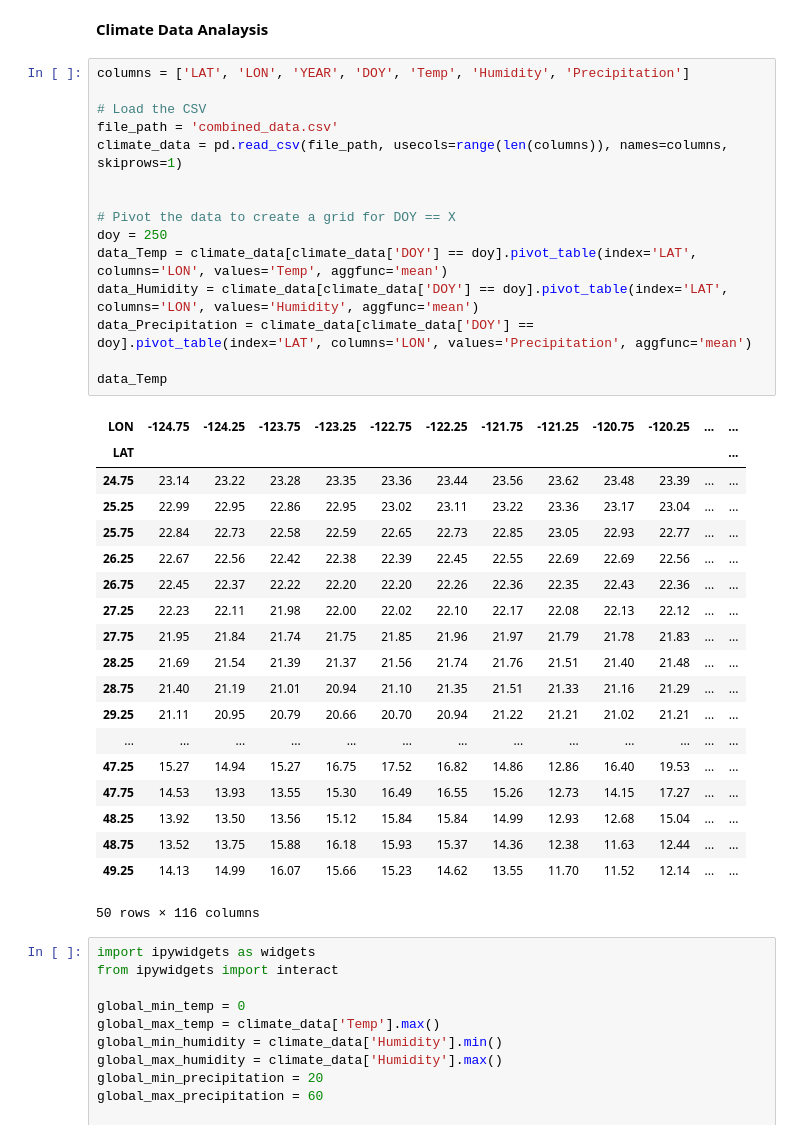
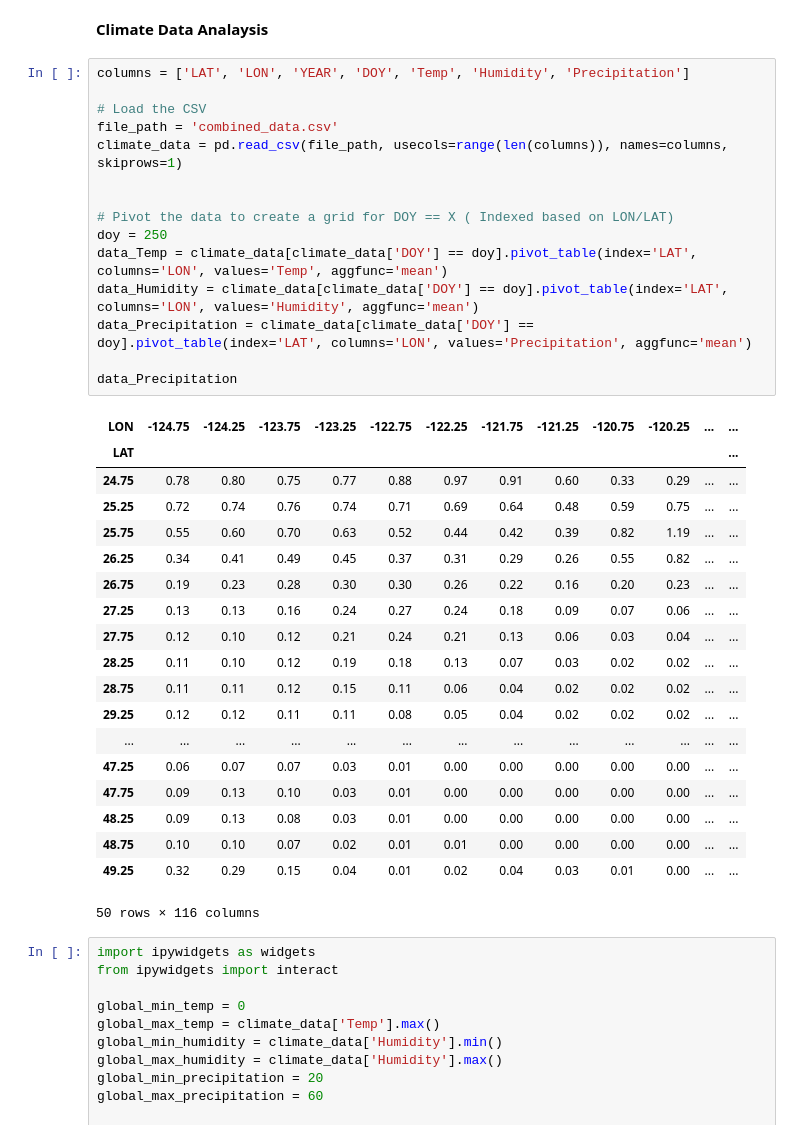
Before and after one commit to MatinMarjani/ABM-WNV, a Jupyter notebook: ClimateDataHandler.ipynb, the cells around one changed output. Drawn from its saved outputs; the diff is of its cells as text.

```diff
--- a/ClimateDataHandler.ipynb
+++ b/ClimateDataHandler.ipynb
@@ -32,37 +34,37 @@ All files have been combined into combined_data.csv
 # %%
 columns = ['LAT', 'LON', 'YEAR', 'DOY', 'Temp', 'Humidity', 'Precipitation']
 
 # Load the CSV
 file_path = 'combined_data.csv'
 climate_data = pd.read_csv(file_path, usecols=range(len(columns)), names=columns, skiprows=1)
 
 
-# Pivot the data to create a grid for DOY == X
+# Pivot the data to create a grid for DOY == X ( Indexed based on LON/LAT)
 doy = 250
 data_Temp = climate_data[climate_data['DOY'] == doy].pivot_table(index='LAT', columns='LON', values='Temp', aggfunc='mean')
 data_Humidity = climate_data[climate_data['DOY'] == doy].pivot_table(index='LAT', columns='LON', values='Humidity', aggfunc='mean')
 data_Precipitation = climate_data[climate_data['DOY'] == doy].pivot_table(index='LAT', columns='LON', values='Precipitation', aggfunc='mean')
 
-data_Temp
+data_Precipitation
 # %% [output]
 | LON | -124.75 | -124.25 | -123.75 | -123.25 | -122.75 | -122.25 | -121.75 | -121.25 | -120.75 | -120.25 | ... | ... |
 | LAT |  |  |  |  |  |  |  |  |  |  |  | ... |
-| 24.75 | 23.14 | 23.22 | 23.28 | 23.35 | 23.36 | 23.44 | 23.56 | 23.62 | 23.48 | 23.39 | ... | ... |
-| 25.25 | 22.99 | 22.95 | 22.86 | 22.95 | 23.02 | 23.11 | 23.22 | 23.36 | 23.17 | 23.04 | ... | ... |
-| 25.75 | 22.84 | 22.73 | 22.58 | 22.59 | 22.65 | 22.73 | 22.85 | 23.05 | 22.93 | 22.77 | ... | ... |
-| 26.25 | 22.67 | 22.56 | 22.42 | 22.38 | 22.39 | 22.45 | 22.55 | 22.69 | 22.69 | 22.56 | ... | ... |
-| 26.75 | 22.45 | 22.37 | 22.22 | 22.20 | 22.20 | 22.26 | 22.36 | 22.35 | 22.43 | 22.36 | ... | ... |
-| 27.25 | 22.23 | 22.11 | 21.98 | 22.00 | 22.02 | 22.10 | 22.17 | 22.08 | 22.13 | 22.12 | ... | ... |
-| 27.75 | 21.95 | 21.84 | 21.74 | 21.75 | 21.85 | 21.96 | 21.97 | 21.79 | 21.78 | 21.83 | ... | ... |
-| 28.25 | 21.69 | 21.54 | 21.39 | 21.37 | 21.56 | 21.74 | 21.76 | 21.51 | 21.40 | 21.48 | ... | ... |
-| 28.75 | 21.40 | 21.19 | 21.01 | 20.94 | 21.10 | 21.35 | 21.51 | 21.33 | 21.16 | 21.29 | ... | ... |
-| 29.25 | 21.11 | 20.95 | 20.79 | 20.66 | 20.70 | 20.94 | 21.22 | 21.21 | 21.02 | 21.21 | ... | ... |
+| 24.75 | 0.78 | 0.80 | 0.75 | 0.77 | 0.88 | 0.97 | 0.91 | 0.60 | 0.33 | 0.29 | ... | ... |
+| 25.25 | 0.72 | 0.74 | 0.76 | 0.74 | 0.71 | 0.69 | 0.64 | 0.48 | 0.59 | 0.75 | ... | ... |
+| 25.75 | 0.55 | 0.60 | 0.70 | 0.63 | 0.52 | 0.44 | 0.42 | 0.39 | 0.82 | 1.19 | ... | ... |
+| 26.25 | 0.34 | 0.41 | 0.49 | 0.45 | 0.37 | 0.31 | 0.29 | 0.26 | 0.55 | 0.82 | ... | ... |
+| 26.75 | 0.19 | 0.23 | 0.28 | 0.30 | 0.30 | 0.26 | 0.22 | 0.16 | 0.20 | 0.23 | ... | ... |
+| 27.25 | 0.13 | 0.13 | 0.16 | 0.24 | 0.27 | 0.24 | 0.18 | 0.09 | 0.07 | 0.06 | ... | ... |
+| 27.75 | 0.12 | 0.10 | 0.12 | 0.21 | 0.24 | 0.21 | 0.13 | 0.06 | 0.03 | 0.04 | ... | ... |
+| 28.25 | 0.11 | 0.10 | 0.12 | 0.19 | 0.18 | 0.13 | 0.07 | 0.03 | 0.02 | 0.02 | ... | ... |
+| 28.75 | 0.11 | 0.11 | 0.12 | 0.15 | 0.11 | 0.06 | 0.04 | 0.02 | 0.02 | 0.02 | ... | ... |
+| 29.25 | 0.12 | 0.12 | 0.11 | 0.11 | 0.08 | 0.05 | 0.04 | 0.02 | 0.02 | 0.02 | ... | ... |
 | ... | ... | ... | ... | ... | ... | ... | ... | ... | ... | ... | ... | ... |
-| 47.25 | 15.27 | 14.94 | 15.27 | 16.75 | 17.52 | 16.82 | 14.86 | 12.86 | 16.40 | 19.53 | ... | ... |
-| 47.75 | 14.53 | 13.93 | 13.55 | 15.30 | 16.49 | 16.55 | 15.26 | 12.73 | 14.15 | 17.27 | ... | ... |
-| 48.25 | 13.92 | 13.50 | 13.56 | 15.12 | 15.84 | 15.84 | 14.99 | 12.93 | 12.68 | 15.04 | ... | ... |
-| 48.75 | 13.52 | 13.75 | 15.88 | 16.18 | 15.93 | 15.37 | 14.36 | 12.38 | 11.63 | 12.44 | ... | ... |
-| 49.25 | 14.13 | 14.99 | 16.07 | 15.66 | 15.23 | 14.62 | 13.55 | 11.70 | 11.52 | 12.14 | ... | ... |
+| 47.25 | 0.06 | 0.07 | 0.07 | 0.03 | 0.01 | 0.00 | 0.00 | 0.00 | 0.00 | 0.00 | ... | ... |
+| 47.75 | 0.09 | 0.13 | 0.10 | 0.03 | 0.01 | 0.00 | 0.00 | 0.00 | 0.00 | 0.00 | ... | ... |
+| 48.25 | 0.09 | 0.13 | 0.08 | 0.03 | 0.01 | 0.00 | 0.00 | 0.00 | 0.00 | 0.00 | ... | ... |
+| 48.75 | 0.10 | 0.10 | 0.07 | 0.02 | 0.01 | 0.01 | 0.00 | 0.00 | 0.00 | 0.00 | ... | ... |
+| 49.25 | 0.32 | 0.29 | 0.15 | 0.04 | 0.01 | 0.02 | 0.04 | 0.03 | 0.01 | 0.00 | ... | ... |
 50 rows × 116 columns
 # %%
 import ipywidgets as widgets
```
Also changed, not shown: parts of 14 cells of this notebook.
